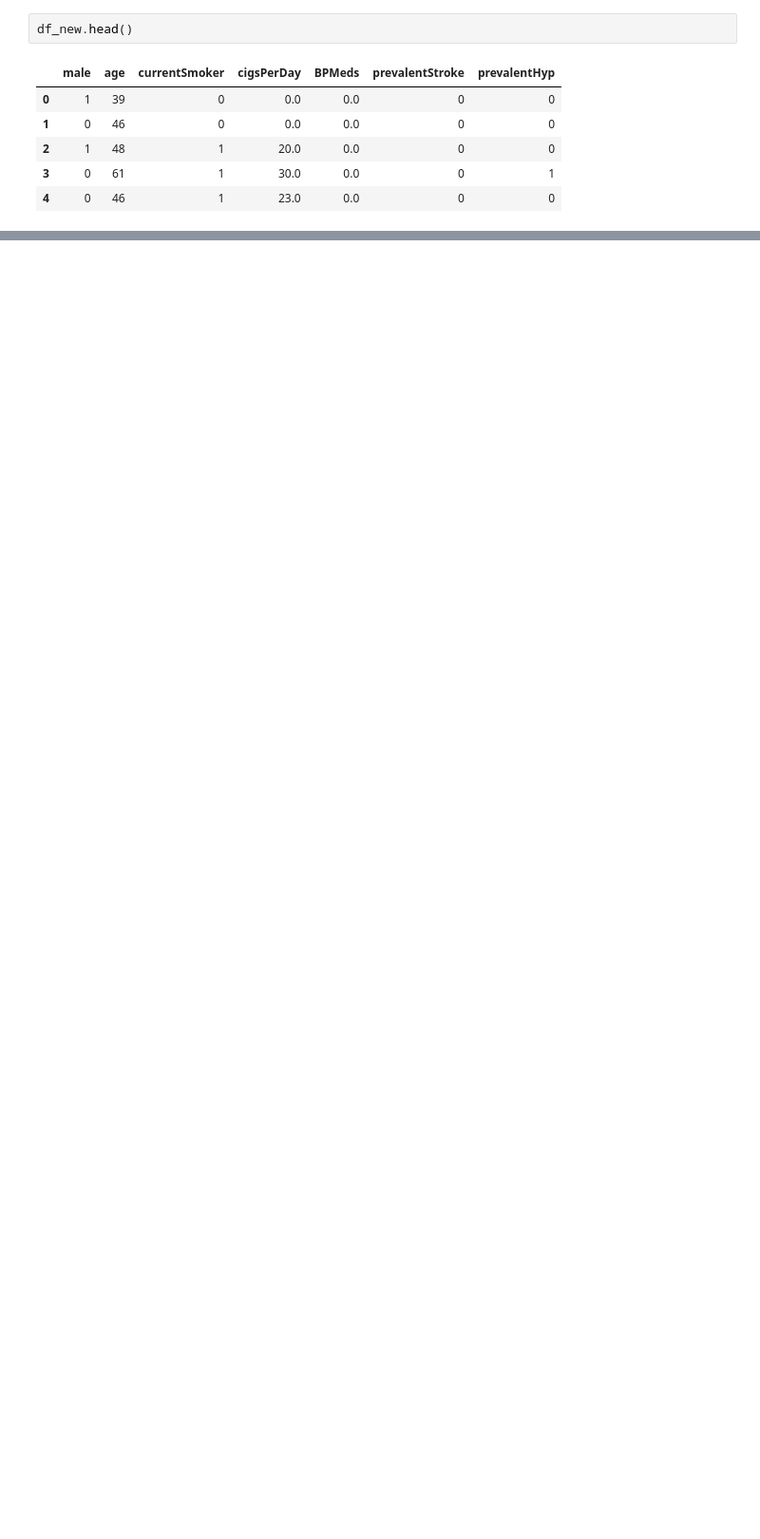
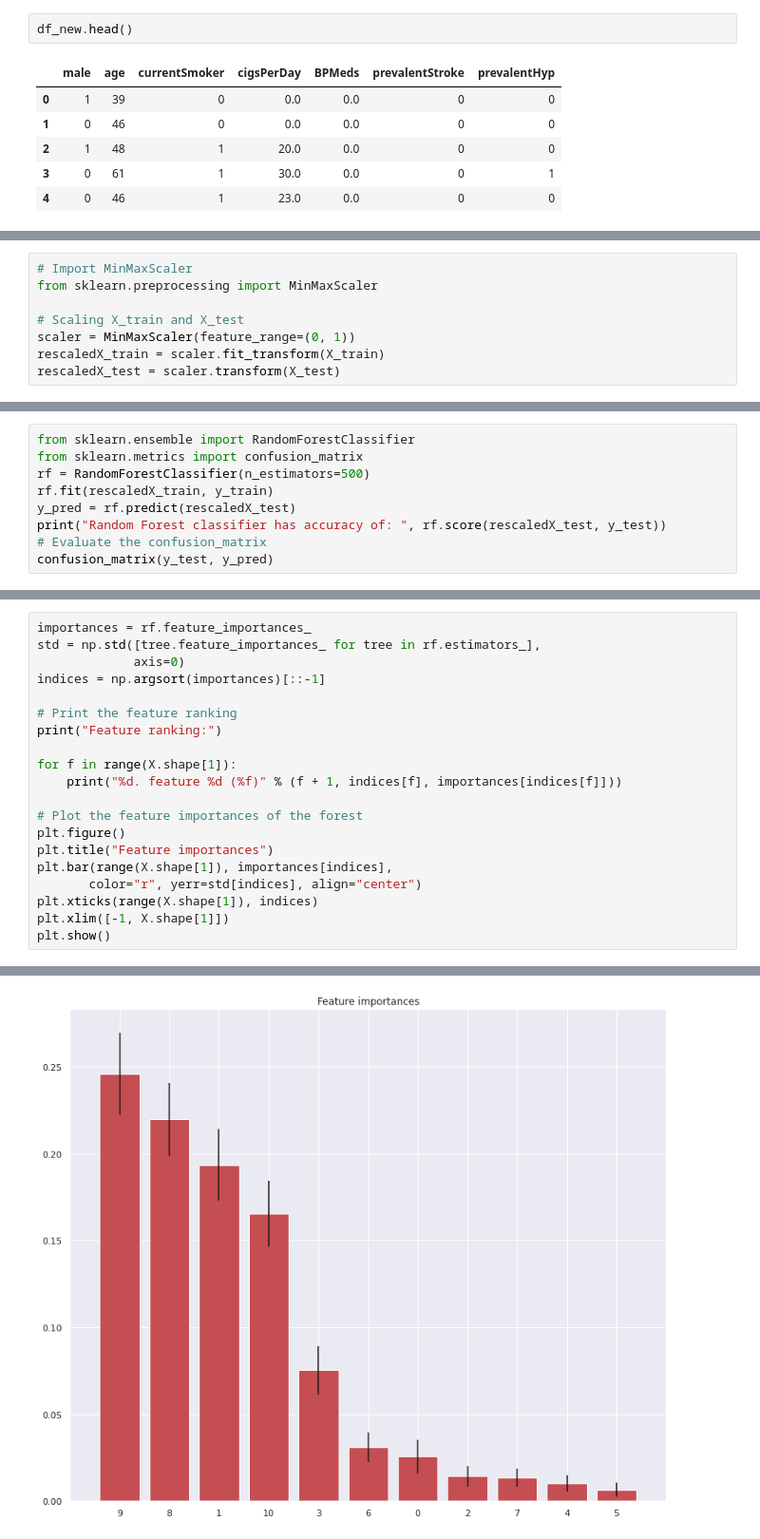
Before and after one commit to npnayak/Credit-Card, a Jupyter notebook: Homework_3.ipynb, the cells around one changed output, grey strips where cells are left out. Shown: that part at 95% size. Drawn from its saved outputs; the diff is of its cells as text; blank space fills up the shorter version.

```diff
--- a/Homework_3.ipynb
+++ b/Homework_3.ipynb
@@ -380,0 +399,8 @@ accuracy_score(ytest, y_model_Q2)
+# %%
+# Import MinMaxScaler
+from sklearn.preprocessing import MinMaxScaler
+
+# Scaling X_train and X_test
+scaler = MinMaxScaler(feature_range=(0, 1))
+rescaledX_train = scaler.fit_transform(X_train)
+rescaledX_test = scaler.transform(X_test)
@@ -380,0 +409,9 @@ accuracy_score(ytest, y_model_Q2)
+# %%
+from sklearn.ensemble import RandomForestClassifier
+from sklearn.metrics import confusion_matrix
+rf = RandomForestClassifier(n_estimators=500)
+rf.fit(rescaledX_train, y_train)
+y_pred = rf.predict(rescaledX_test)
+print("Random Forest classifier has accuracy of: ", rf.score(rescaledX_test, y_test))
+# Evaluate the confusion_matrix
+confusion_matrix(y_test, y_pred)
@@ -380,0 +422,21 @@ accuracy_score(ytest, y_model_Q2)
+# %%
+importances = rf.feature_importances_
+std = np.std([tree.feature_importances_ for tree in rf.estimators_],
+             axis=0)
+indices = np.argsort(importances)[::-1]
+
+# Print the feature ranking
+print("Feature ranking:")
+
+for f in range(X.shape[1]):
+    print("%d. feature %d (%f)" % (f + 1, indices[f], importances[indices[f]]))
+
+# Plot the feature importances of the forest
+plt.figure()
+plt.title("Feature importances")
+plt.bar(range(X.shape[1]), importances[indices],
+       color="r", yerr=std[indices], align="center")
+plt.xticks(range(X.shape[1]), indices)
+plt.xlim([-1, X.shape[1]])
+plt.show()
+# %% [output]
@@ -380,0 +455 @@ accuracy_score(ytest, y_model_Q2)
+[figure, added]
```
Also changed, not shown: parts of 17 cells of this notebook.
